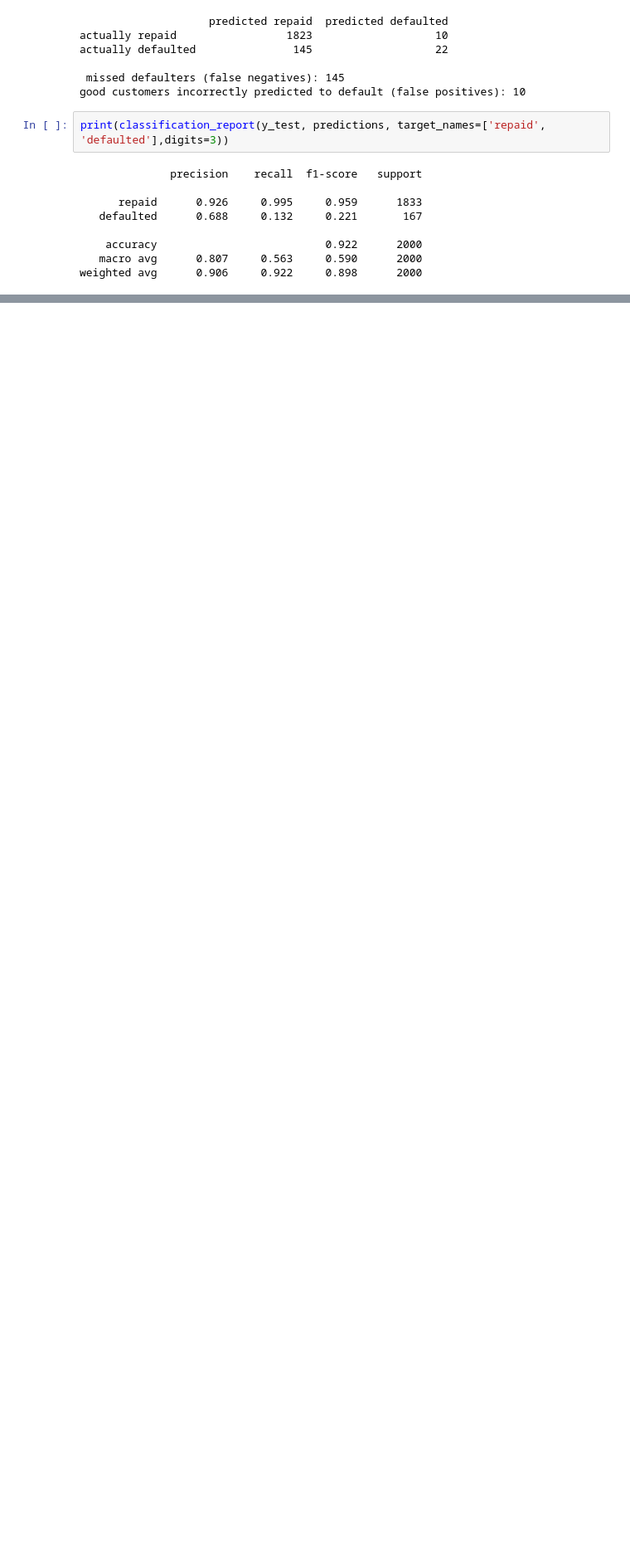
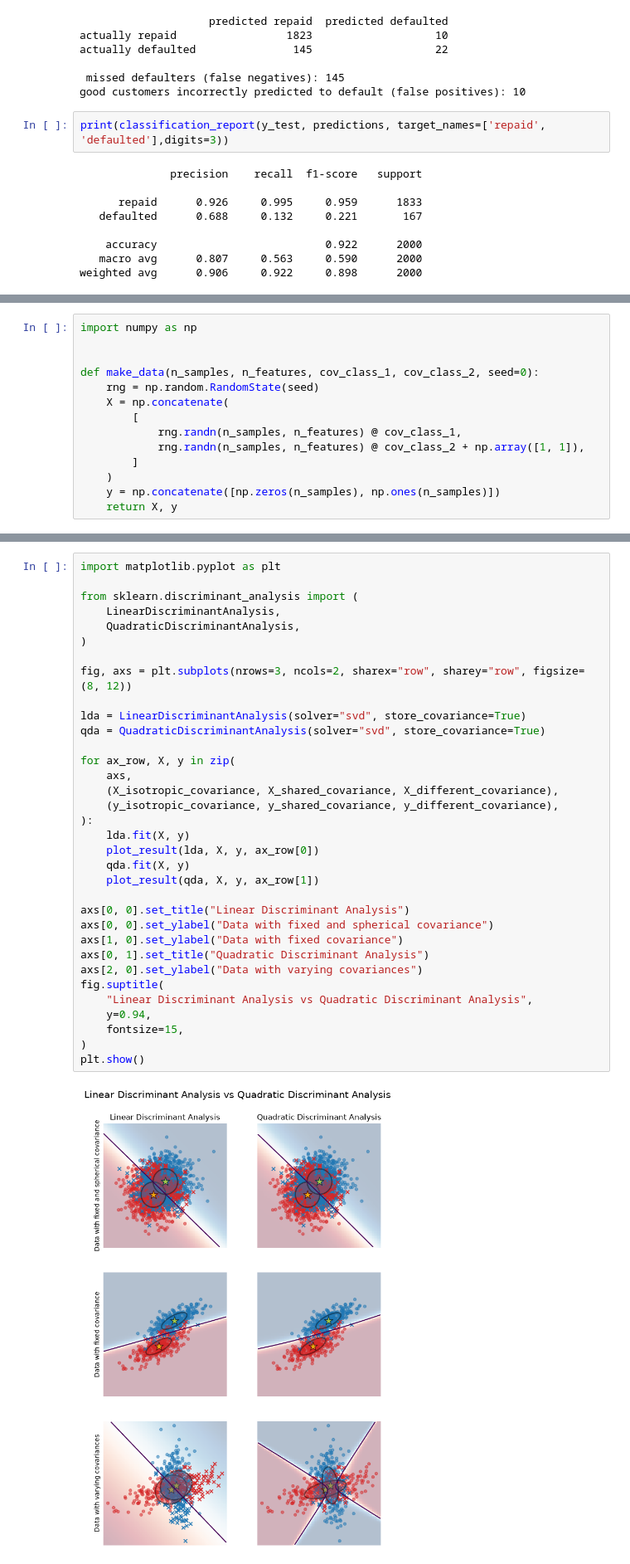
Before and after one commit to jhraihan/Ai_engineering_bootcamp, a Jupyter notebook: intro1.ipynb, the cells around one changed output, grey strips where cells are left out. Shown at 83% size. Drawn from its saved outputs; the diff is of its cells as text; blank space fills up the shorter version.

```diff
--- a/intro1.ipynb
+++ b/intro1.ipynb
@@ -271,0 +448,14 @@ weighted avg      0.906     0.922     0.898      2000
+# %%
+import numpy as np
+
+
+def make_data(n_samples, n_features, cov_class_1, cov_class_2, seed=0):
+    rng = np.random.RandomState(seed)
+    X = np.concatenate(
+        [
+            rng.randn(n_samples, n_features) @ cov_class_1,
+            rng.randn(n_samples, n_features) @ cov_class_2 + np.array([1, 1]),
+        ]
+    )
+    y = np.concatenate([np.zeros(n_samples), np.ones(n_samples)])
+    return X, y
@@ -271,0 +570,36 @@ weighted avg      0.906     0.922     0.898      2000
+# %%
+import matplotlib.pyplot as plt
+
+from sklearn.discriminant_analysis import (
+    LinearDiscriminantAnalysis,
+    QuadraticDiscriminantAnalysis,
+)
+
+fig, axs = plt.subplots(nrows=3, ncols=2, sharex="row", sharey="row", figsize=(8, 12))
+
+lda = LinearDiscriminantAnalysis(solver="svd", store_covariance=True)
+qda = QuadraticDiscriminantAnalysis(solver="svd", store_covariance=True)
+
+for ax_row, X, y in zip(
+    axs,
+    (X_isotropic_covariance, X_shared_covariance, X_different_covariance),
+    (y_isotropic_covariance, y_shared_covariance, y_different_covariance),
+):
+    lda.fit(X, y)
+    plot_result(lda, X, y, ax_row[0])
+    qda.fit(X, y)
+    plot_result(qda, X, y, ax_row[1])
+
+axs[0, 0].set_title("Linear Discriminant Analysis")
+axs[0, 0].set_ylabel("Data with fixed and spherical covariance")
+axs[1, 0].set_ylabel("Data with fixed covariance")
+axs[0, 1].set_title("Quadratic Discriminant Analysis")
+axs[2, 0].set_ylabel("Data with varying covariances")
+fig.suptitle(
+    "Linear Discriminant Analysis vs Quadratic Discriminant Analysis",
+    y=0.94,
+    fontsize=15,
+)
+plt.show()
+# %% [output]
+[figure, added]
```
Also changed, not shown: parts of 5 cells of this notebook.
